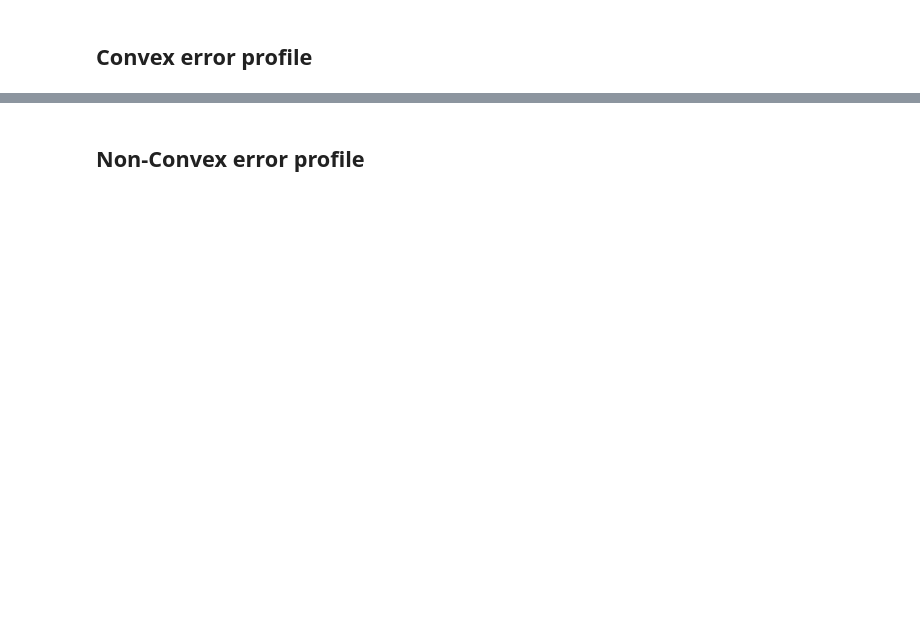
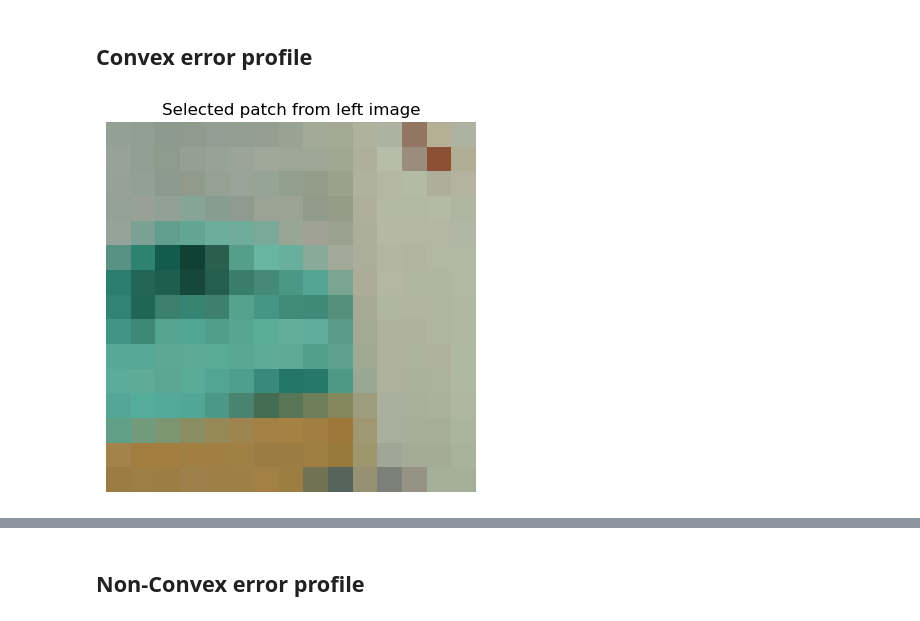
Before and after one commit to JaredMiller9922/CS-6320, a Jupyter notebook: proj4_6320/proj4_code/simple_stereo.ipynb, the cells around one changed output, grey strips where cells are left out. Cells and saved outputs as stored; diff of their text form; code cells hidden in the pictures; blank space fills up the shorter version.

```diff
--- a/proj4_6320/proj4_code/simple_stereo.ipynb
+++ b/proj4_6320/proj4_code/simple_stereo.ipynb
@@ -259,12 +270,14 @@ plt.show()
 # %%
 # Extract a patch of interest from the left image
 patch_size = 15
-x_idx, y_idx = (None, None)  # TODO: adjust coordinates based on image texture
+x_idx, y_idx = (100, 25)  # TODO: adjust coordinates based on image texture
 patch_left_img = torch.tensor(im_left[x_idx:x_idx+patch_size, y_idx:y_idx+patch_size, :])
 
 plt.imshow(patch_left_img)
 plt.title("Selected patch from left image")
 plt.axis('off')
 plt.show()
+# %% [output]
+[figure, added]
 # %%
 # Define the search area in the right image
```
Also changed, not shown: parts of 43 cells of this notebook, 3 other files.
